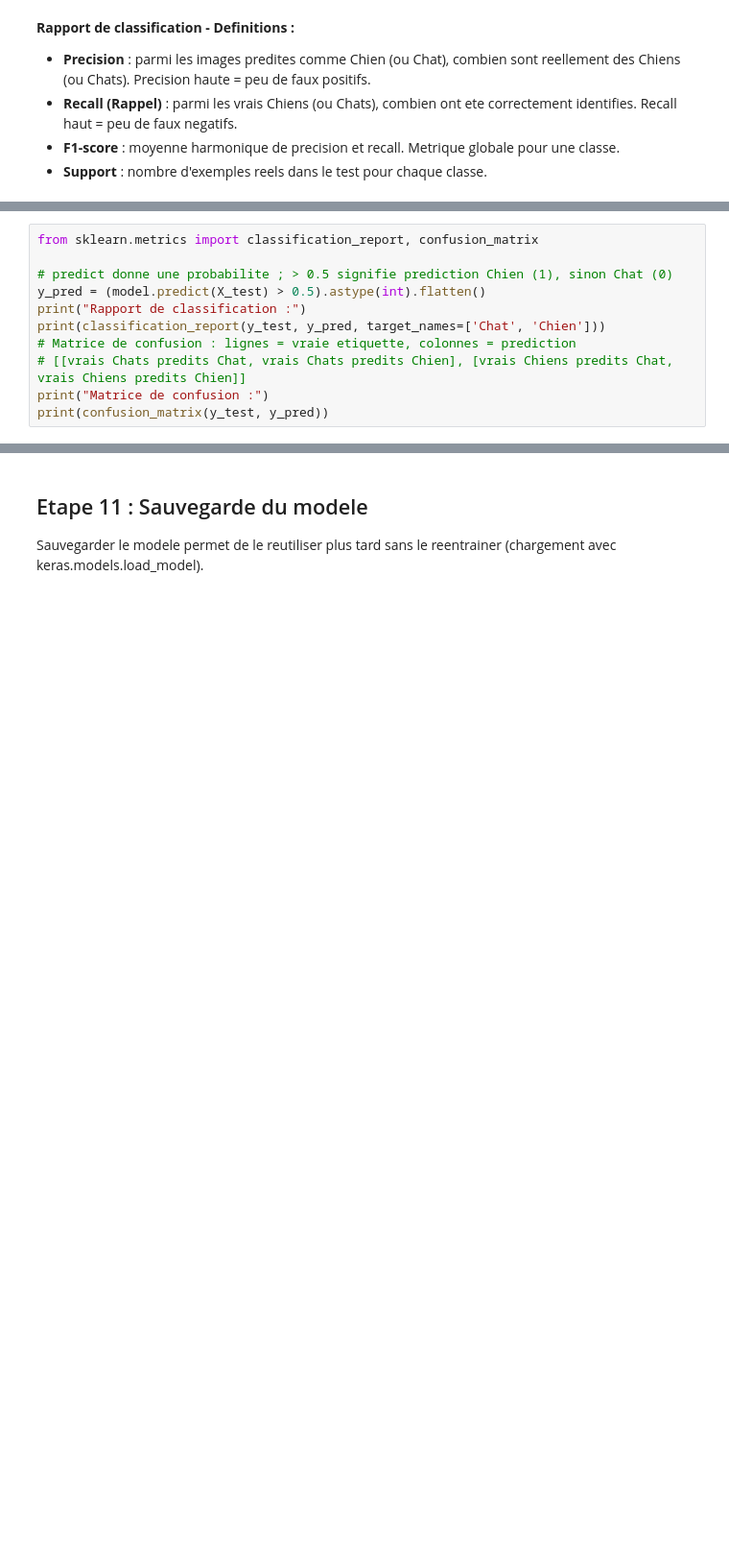
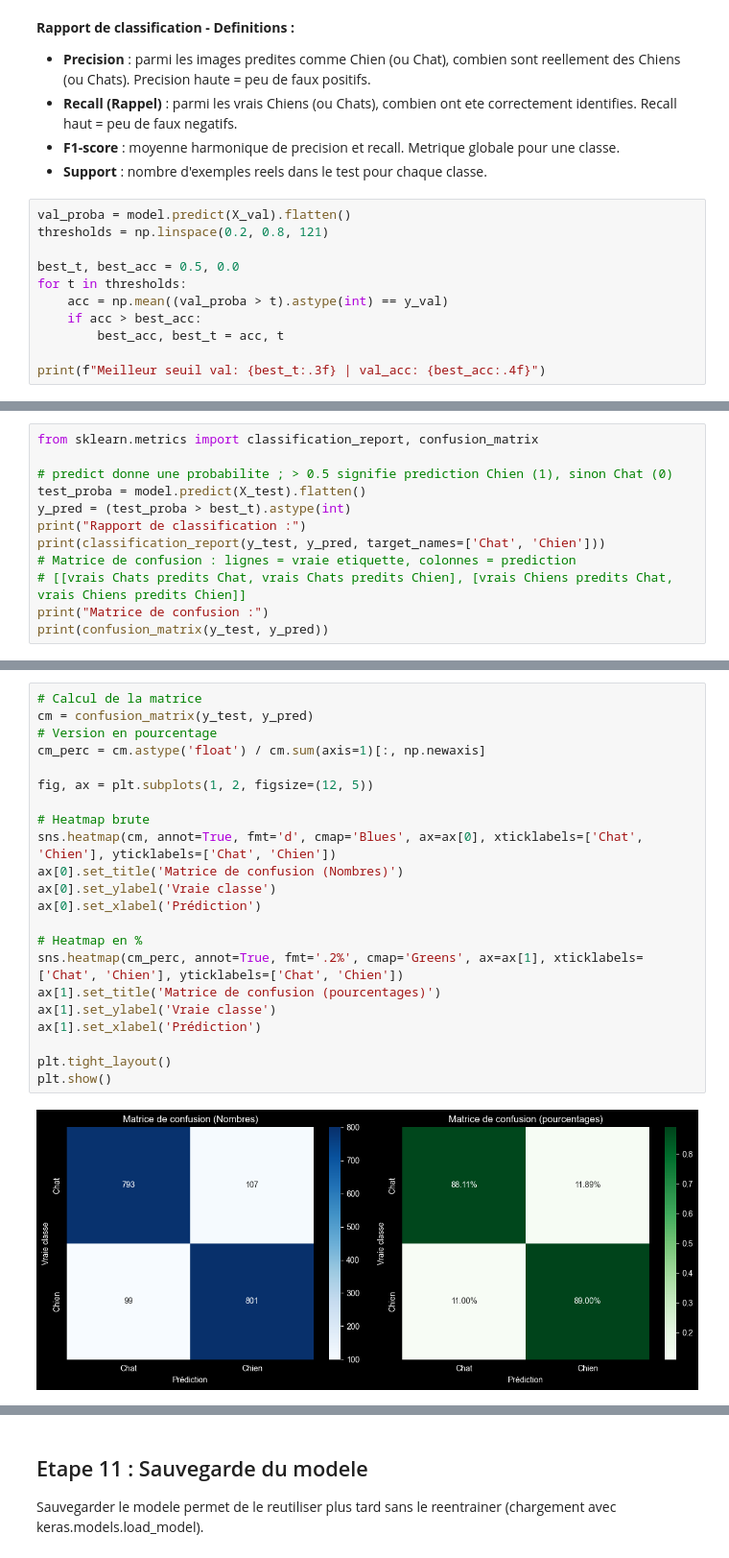
Before and after one commit to zammorrak/MachineLearning-TP1, a Jupyter notebook: cats_vs_dogs.ipynb, the cells around one changed output, grey strips where cells are left out. Shown at 96% size. Cells and saved outputs as stored; diff of their text form; blank space fills up the shorter version.

```diff
--- a/cats_vs_dogs.ipynb
+++ b/cats_vs_dogs.ipynb
@@ -296,3 +345,14 @@ Precision sur le jeu de test : 77.50%
 - **Recall (Rappel)** : parmi les vrais Chiens (ou Chats), combien ont ete correctement identifies. Recall haut = peu de faux negatifs.
 - **F1-score** : moyenne harmonique de precision et recall. Metrique globale pour une classe.
 - **Support** : nombre d'exemples reels dans le test pour chaque classe.
+# %%
+val_proba = model.predict(X_val).flatten()
+thresholds = np.linspace(0.2, 0.8, 121)
+
+best_t, best_acc = 0.5, 0.0
+for t in thresholds:
+    acc = np.mean((val_proba > t).astype(int) == y_val)
+    if acc > best_acc:
+        best_acc, best_t = acc, t
+
+print(f"Meilleur seuil val: {best_t:.3f} | val_acc: {best_acc:.4f}")
@@ -300,7 +363,8 @@ Precision sur le jeu de test : 77.50%
 from sklearn.metrics import classification_report, confusion_matrix
 
 # predict donne une probabilite ; > 0.5 signifie prediction Chien (1), sinon Chat (0)
-y_pred = (model.predict(X_test) > 0.5).astype(int).flatten()
+test_proba = model.predict(X_test).flatten()
+y_pred = (test_proba > best_t).astype(int)
 print("Rapport de classification :")
 print(classification_report(y_test, y_pred, target_names=['Chat', 'Chien']))
 # Matrice de confusion : lignes = vraie etiquette, colonnes = prediction
@@ -324,0 +394,24 @@ Matrice de confusion :
+# %%
+# Calcul de la matrice
+cm = confusion_matrix(y_test, y_pred)
+# Version en pourcentage
+cm_perc = cm.astype('float') / cm.sum(axis=1)[:, np.newaxis]
+
+fig, ax = plt.subplots(1, 2, figsize=(12, 5))
+
+# Heatmap brute
+sns.heatmap(cm, annot=True, fmt='d', cmap='Blues', ax=ax[0], xticklabels=['Chat', 'Chien'], yticklabels=['Chat', 'Chien'])
+ax[0].set_title('Matrice de confusion (Nombres)')
+ax[0].set_ylabel('Vraie classe')
+ax[0].set_xlabel('Prédiction')
+
+# Heatmap en %
+sns.heatmap(cm_perc, annot=True, fmt='.2%', cmap='Greens', ax=ax[1], xticklabels=['Chat', 'Chien'], yticklabels=['Chat', 'Chien'])
+ax[1].set_title('Matrice de confusion (pourcentages)')
+ax[1].set_ylabel('Vraie classe')
+ax[1].set_xlabel('Prédiction')
+
+plt.tight_layout()
+plt.show()
+# %% [output]
+[figure, added]
```
Also changed, not shown: parts of 21 cells of this notebook, 1 other file.
